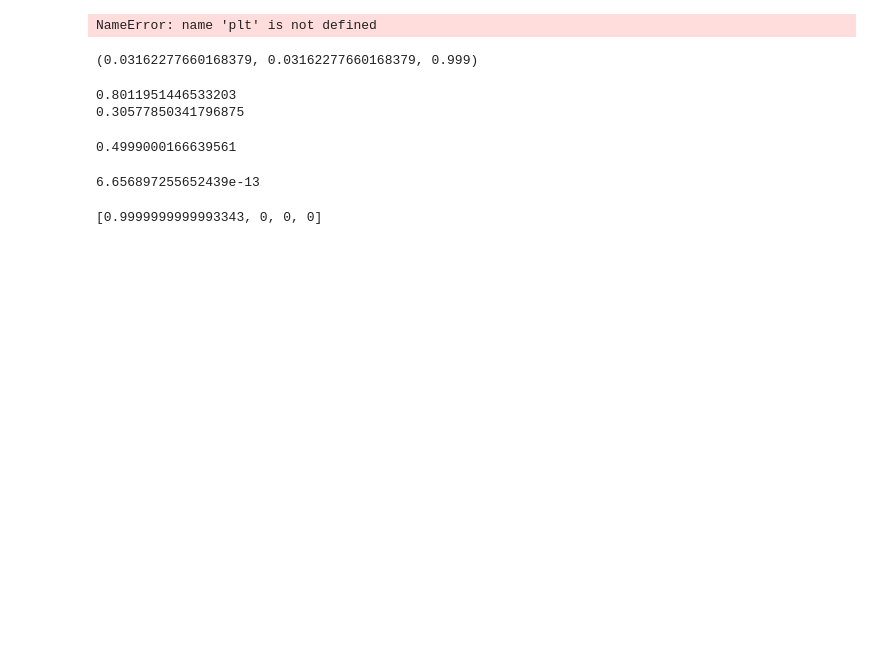
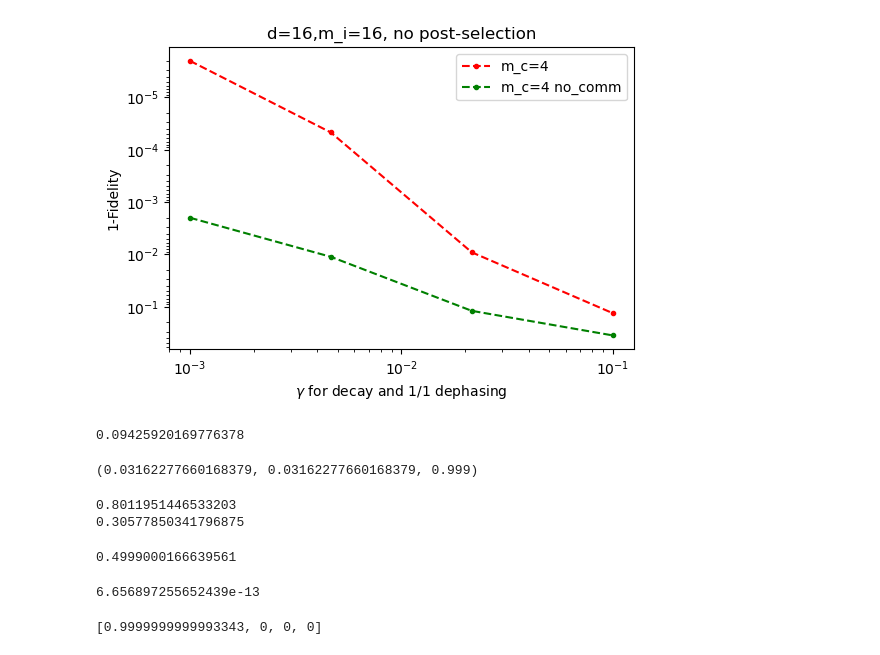
Before and after one commit to RosenblumLab/BosonicEntanglementDistillation, a Jupyter notebook: playground2.ipynb, the cells around one changed output. Drawn from its saved outputs; the diff is of its cells as text; code cells hidden in the pictures; blank space fills up the shorter version.

```diff
--- a/playground2.ipynb
+++ b/playground2.ipynb
@@ -70,20 +71,24 @@ prob_list_164_NC = [tup[1] for tup in fid_prob_list]
 # %%
-plt.figure(dpi=200)
+plt.figure(dpi=100)
 
-plt.loglog(gamma_list,1-np.array(fid_list), 'b.-')
-plt.loglog(gamma_list,1-np.array(fid_list_168), 'r.--')
-plt.loglog(gamma_list,1-np.array(fid_list_88), 'g.--')
+# plt.loglog(gamma_list,1-np.array(fid_list), 'b.-')
+plt.loglog(gamma_list,1-np.array(fid_list_88), 'r.--')
+plt.loglog(gamma_list,1-np.array(fid_list_164_NC), 'g.--')
 # plt.loglog(gamma_list,1-np.array(fid_list_filtered), 'r.-')
 # plt.loglog(gamma_list,np.array(fail_prob_list), 'g.--')
 
 # plt.title("Infidelity with trivial protocol and with our protocol. d = 16, m_i = 4, m_c=4")
 plt.xlabel(f"$\gamma$ for decay and 1/{gamma_ratio} dephasing")
 plt.ylabel("1-Fidelity")
-plt.legend(["m_c=16","m_c=8", "m_c=4"])
+plt.legend(["m_c=4","m_c=4 no_comm"])
 plt.title(f"{d=},{m_i=}, no post-selection")
 plt.gca().invert_yaxis()
 # %% [output]
-NameError: name 'plt' is not defined
+[figure, added]
+# %%
+simulation4.enQudit.p(1e-2,1e-2,0,1,0,0)
+# %% [output]
+0.09425920169776378
 # %%
 a = zip(list(gamma_list),list(gamma_list), [fidelity_cut] * len(gamma_list))
 # %%
```
Also changed, not shown: parts of 1 cell of this notebook, 1 other file.
